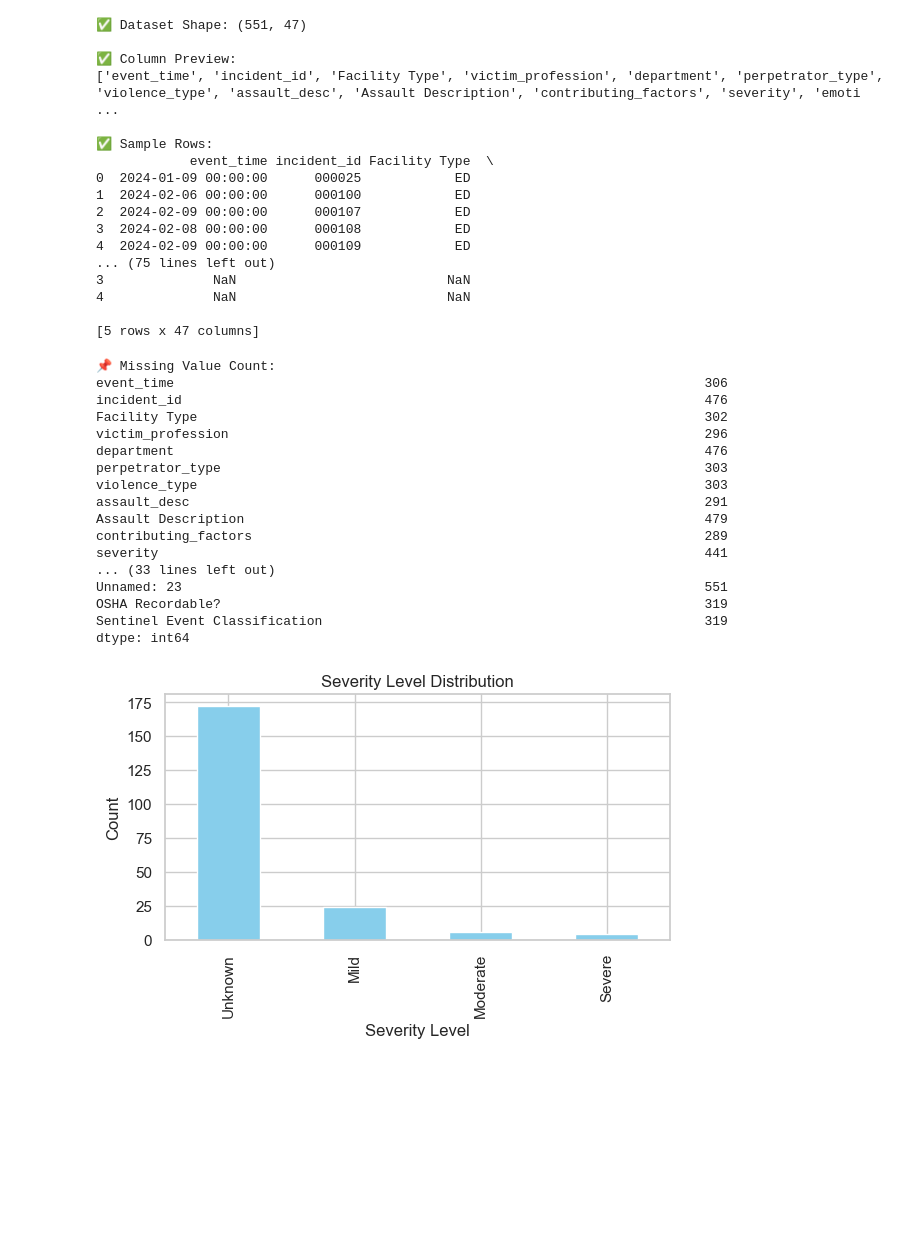
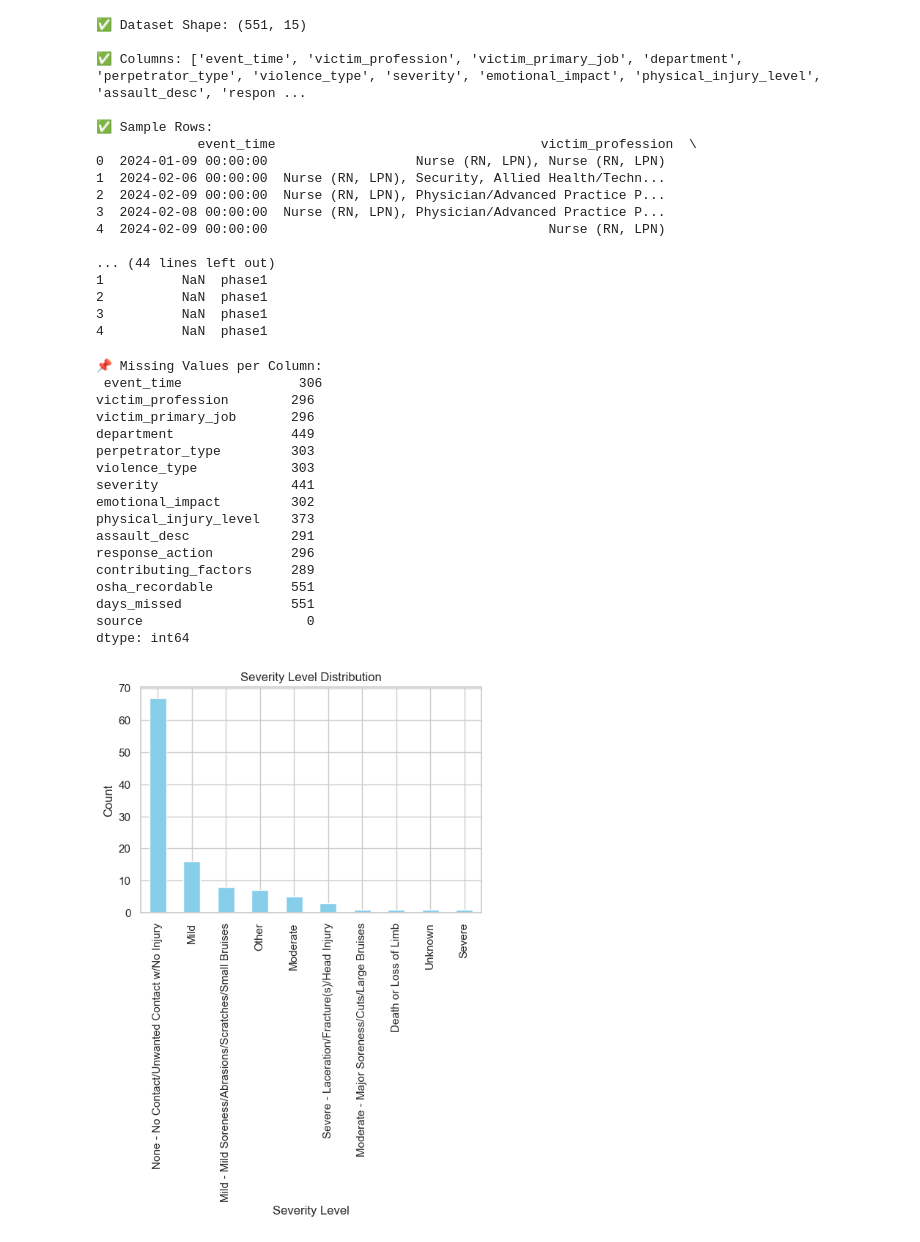
Before and after one commit to Ruobing1997/DS_5110_Final_Project, a Jupyter notebook: cleaned_data/lily/eda.ipynb, the cells around one changed output. Saved outputs shown, nothing was run; the diff lists cells and outputs as text; code cells hidden in the pictures; blank space fills up the shorter version.

```diff
--- a/cleaned_data/lily/eda.ipynb
+++ b/cleaned_data/lily/eda.ipynb
@@ -13,59 +14,56 @@ df = pd.read_csv("../../cleaned_data/lily/merged_wpv_cleaned.csv")
 # %%
-# ========== Overview ==========
+# ===== 3. Dataset Overview =====
 print("\n✅ Dataset Shape:", df.shape)
-print("\n✅ Column Preview:")
-print(df.columns.tolist())
-print("\n✅ Sample Rows:")
-print(df.head())
+print("\n✅ Columns:", df.columns.tolist())
+print("\n✅ Sample Rows:\n", df.head())
 # %% [output]
-✅ Dataset Shape: (551, 47)
+✅ Dataset Shape: (551, 15)
 
-✅ Column Preview:
-['event_time', 'incident_id', 'Facility Type', 'victim_profession', 'department', 'perpetrator_type', 'violence_type', 'assault_desc', 'Assault Description', 'contributing_factors', 'severity', 'emoti ...
+✅ Columns: ['event_time', 'victim_profession', 'victim_primary_job', 'department', 'perpetrator_type', 'violence_type', 'severity', 'emotional_impact', 'physical_injury_level', 'assault_desc', 'respon ...
 
 ✅ Sample Rows:
-            event_time incident_id Facility Type  \
-0  2024-01-09 00:00:00      000025            ED
-1  2024-02-06 00:00:00      000100            ED
-2  2024-02-09 00:00:00      000107            ED
-3  2024-02-08 00:00:00      000108            ED
-4  2024-02-09 00:00:00      000109            ED
-... (75 lines left out)
-3              NaN                           NaN
-4              NaN                           NaN
+             event_time                                  victim_profession  \
+0  2024-01-09 00:00:00                   Nurse (RN, LPN), Nurse (RN, LPN)
+1  2024-02-06 00:00:00  Nurse (RN, LPN), Security, Allied Health/Techn...
+2  2024-02-09 00:00:00  Nurse (RN, LPN), Physician/Advanced Practice P...
+3  2024-02-08 00:00:00  Nurse (RN, LPN), Physician/Advanced Practice P...
+4  2024-02-09 00:00:00                                    Nurse (RN, LPN)
 
-[5 rows x 47 columns]
+... (44 lines left out)
+1          NaN  phase1
+2          NaN  phase1
+3          NaN  phase1
+4          NaN  phase1
 # %%
-# ========== Missing Values ==========
-print("\n📌 Missing Value Count:")
-print(df.isnull().sum())
+# ===== 4. Missing Values Check =====
+print("\n📌 Missing Values per Column:\n", df.isnull().sum())
 # %% [output]
-📌 Missing Value Count:
-event_time                                                                    306
-incident_id                                                                   476
-Facility Type                                                                 302
-victim_profession                                                             296
-department                                                                    476
-perpetrator_type                                                              303
-violence_type                                                                 303
-assault_desc                                                                  291
-Assault Description                                                           479
-contributing_factors                                                          289
-severity                                                                      441
-... (33 lines left out)
-Unnamed: 23                                                                   551
-OSHA Recordable?                                                              319
-Sentinel Event Classification                                                 319
+📌 Missing Values per Column:
+ event_time               306
+victim_profession        296
+victim_primary_job       296
+department               449
+perpetrator_type         303
+violence_type            303
+severity                 441
+emotional_impact         302
+physical_injury_level    373
+assault_desc             291
+response_action          296
+contributing_factors     289
+osha_recordable          551
+days_missed              551
+source                     0
 dtype: int64
 # %%
-# ========== Severity Distribution ==========
+# ===== 5. Severity Level Distribution =====
 plt.figure(figsize=(6,4))
-df['severity_level'].value_counts().plot(kind='bar', color='skyblue')
+df['severity'].value_counts().plot(kind='bar', color='skyblue')
 plt.title("Severity Level Distribution")
 plt.xlabel("Severity Level")
 plt.ylabel("Count")
-plt.tight_layout()
+plt.tight_layout(pad=3.0)
 plt.show()
 # %% [output]
-[figure, old version]
+[figure, new version]
 # %%
```
Also changed, not shown: parts of 12 cells of this notebook, 3 other files.
